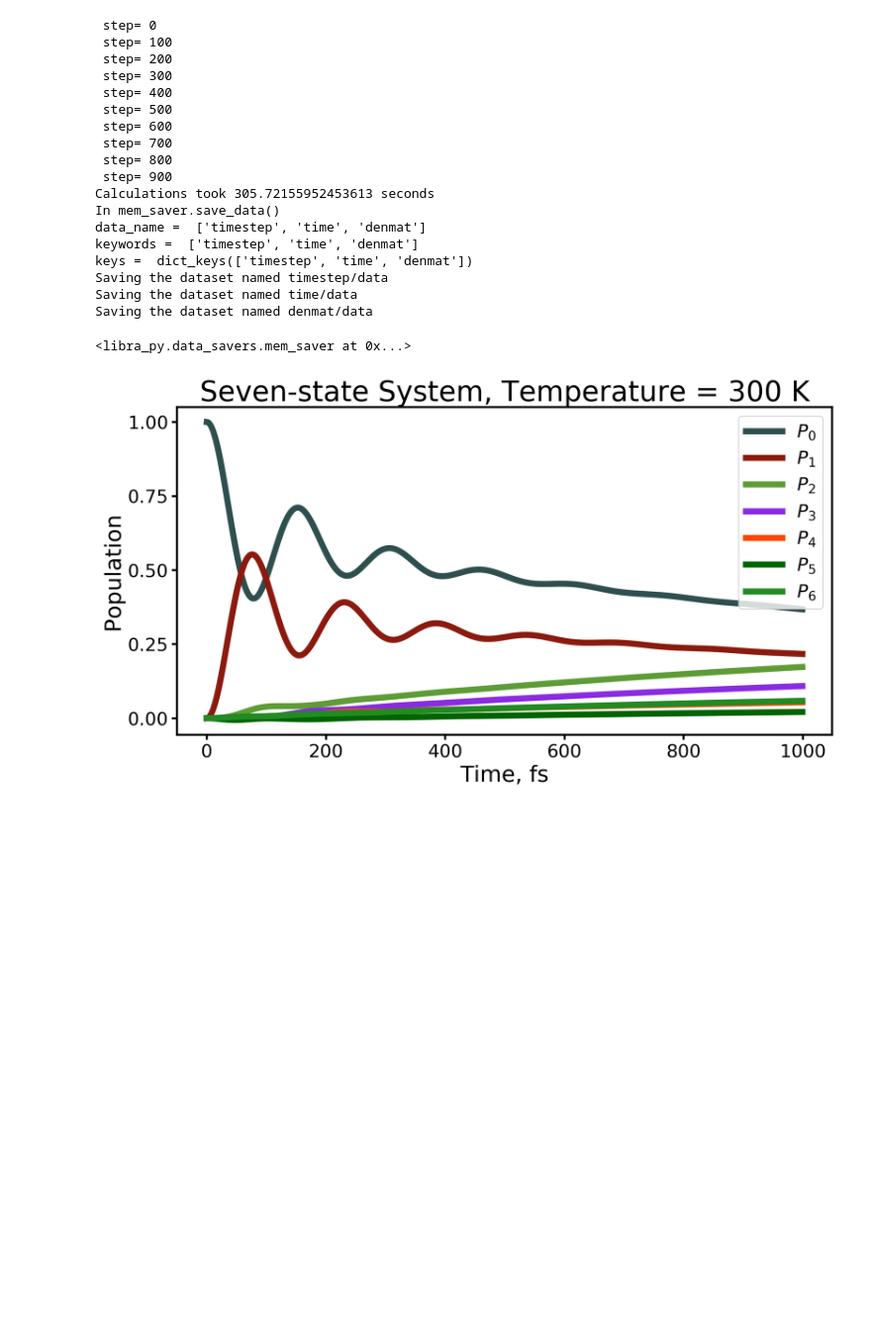
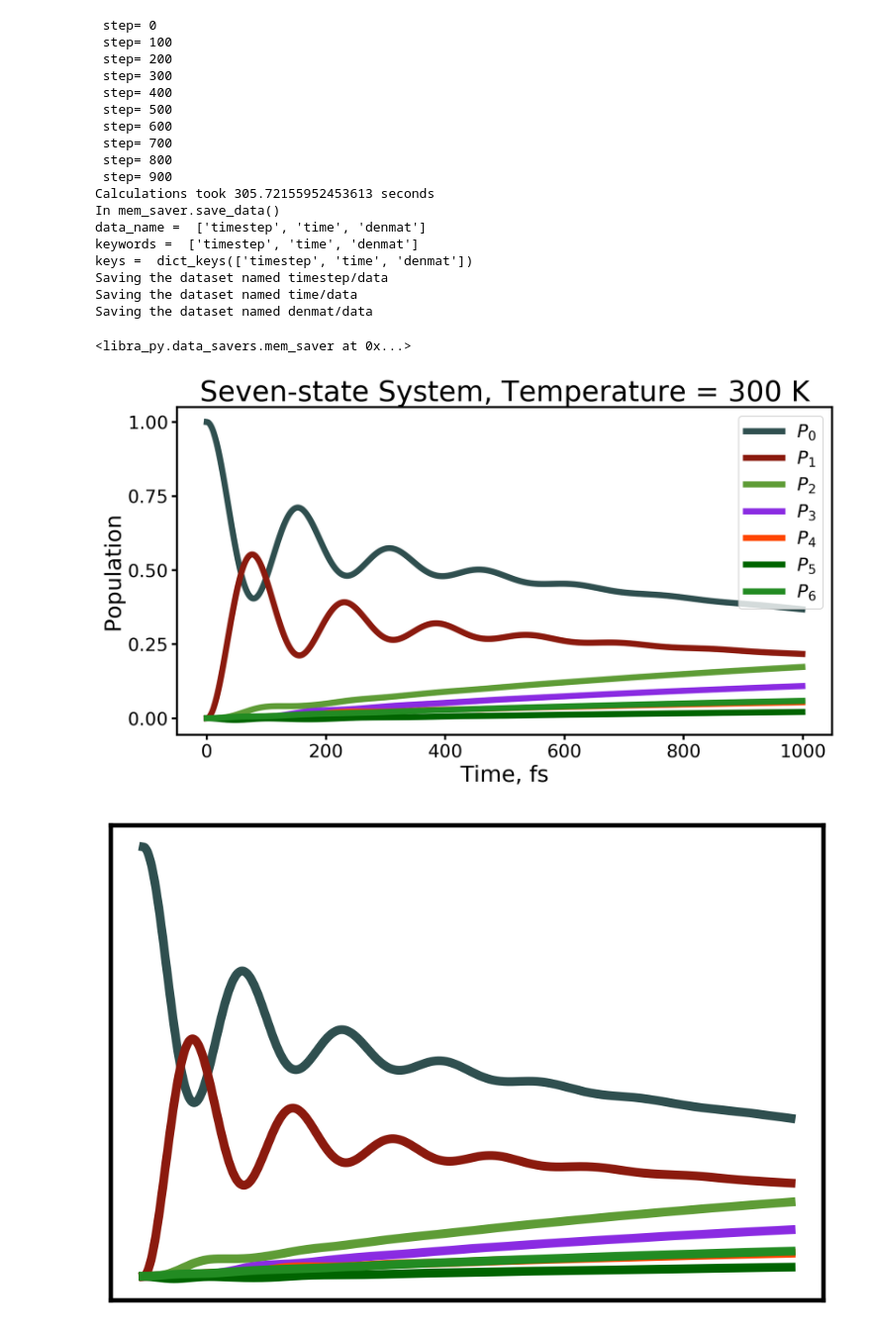
Before and after one commit to AkimovLab/Project_HEOM, a Jupyter notebook: seven_level_system/seven_state_system.ipynb, the cells around one changed output. Shown at 99% size. Drawn from its saved outputs; the diff is of its cells as text; code cells hidden in the pictures; blank space fills up the shorter version.

```diff
--- a/seven_level_system/seven_state_system.ipynb
+++ b/seven_level_system/seven_state_system.ipynb
@@ -268,3 +268,68 @@ plt.show()
 plt.close()
 # %% [output]
 [figure]
+# %%
+A = [ None, None ]
+
+with h5py.File(F"out_T2/mem_data.hdf", 'r') as f:
+    A[0] = list(f["time/data"][:] * units.au2fs)
+    A[1] = list(f["denmat/data"][:, 0,0])
+
+B = [ None, None ]
+
+with h5py.File(F"out_T2/mem_data.hdf", 'r') as f:
+    B[0] = list(f["time/data"][:] * units.au2fs)
+    B[1] = list(f["denmat/data"][:, 1,1])
+
+C = [ None, None ]
+
+with h5py.File(F"out_T2/mem_data.hdf", 'r') as f:
+    C[0] = list(f["time/data"][:] * units.au2fs)
+    C[1] = list(f["denmat/data"][:, 2,2])
+
+D = [ None, None ]
+
+with h5py.File(F"out_T2/mem_data.hdf", 'r') as f:
+    D[0] = list(f["time/data"][:] * units.au2fs)
+    D[1] = list(f["denmat/data"][:, 3,3])
+
+E = [ None, None ]
+
+with h5py.File(F"out_T2/mem_data.hdf", 'r') as f:
+    E[0] = list(f["time/data"][:] * units.au2fs)
+    E[1] = list(f["denmat/data"][:, 4,4])
+
+F = [ None, None ]
+
+with h5py.File(F"out_T2/mem_data.hdf", 'r') as f:
+    F[0] = list(f["time/data"][:] * units.au2fs)
+    F[1] = list(f["denmat/data"][:, 5,5])
+
+G = [ None, None ]
+
+with h5py.File(F"out_T2/mem_data.hdf", 'r') as f:
+    G[0] = list(f["time/data"][:] * units.au2fs)
+    G[1] = list(f["denmat/data"][:, 6,6])
+
+plt.figure(1, dpi=200)
+plt.subplot(1,1,1)
+ax = plt.gca()
+ax.spines['top'].set_linewidth(2)
+ax.spines['bottom'].set_linewidth(2)
+ax.spines['right'].set_linewidth(2)
+ax.spines['left'].set_linewidth(2)
+ax.set_yticklabels([])
+ax.set_xticklabels([])
+ax.tick_params(length=0, width=2, direction='in')
+plt.plot(A[0], A[1], label=f"$P_0$", linewidth=4, color = colors["41"])
+plt.plot(B[0], B[1], label=f"$P_1$", linewidth=4, color = colors["11"])
+plt.plot(C[0], C[1], label=f"$P_2$", linewidth=4, color = colors["21"])
+plt.plot(D[0], D[1], label=f"$P_3$", linewidth=4, color = colors["31"])
+plt.plot(E[0], E[1], label=f"$P_4$", linewidth=4, color = colors["12"])
+plt.plot(F[0], F[1], label=f"$P_5$", linewidth=4, color = colors["22"])
+plt.plot(G[0], G[1], label=f"$P_6$", linewidth=4, color = colors["23"])
+plt.yticks(ticks=(0.0, 0.25, 0.5, 0.75, 1.0))
+plt.show()
+plt.close()
+# %% [output]
+[figure, added]
```
Also changed, not shown: 43 other files.
